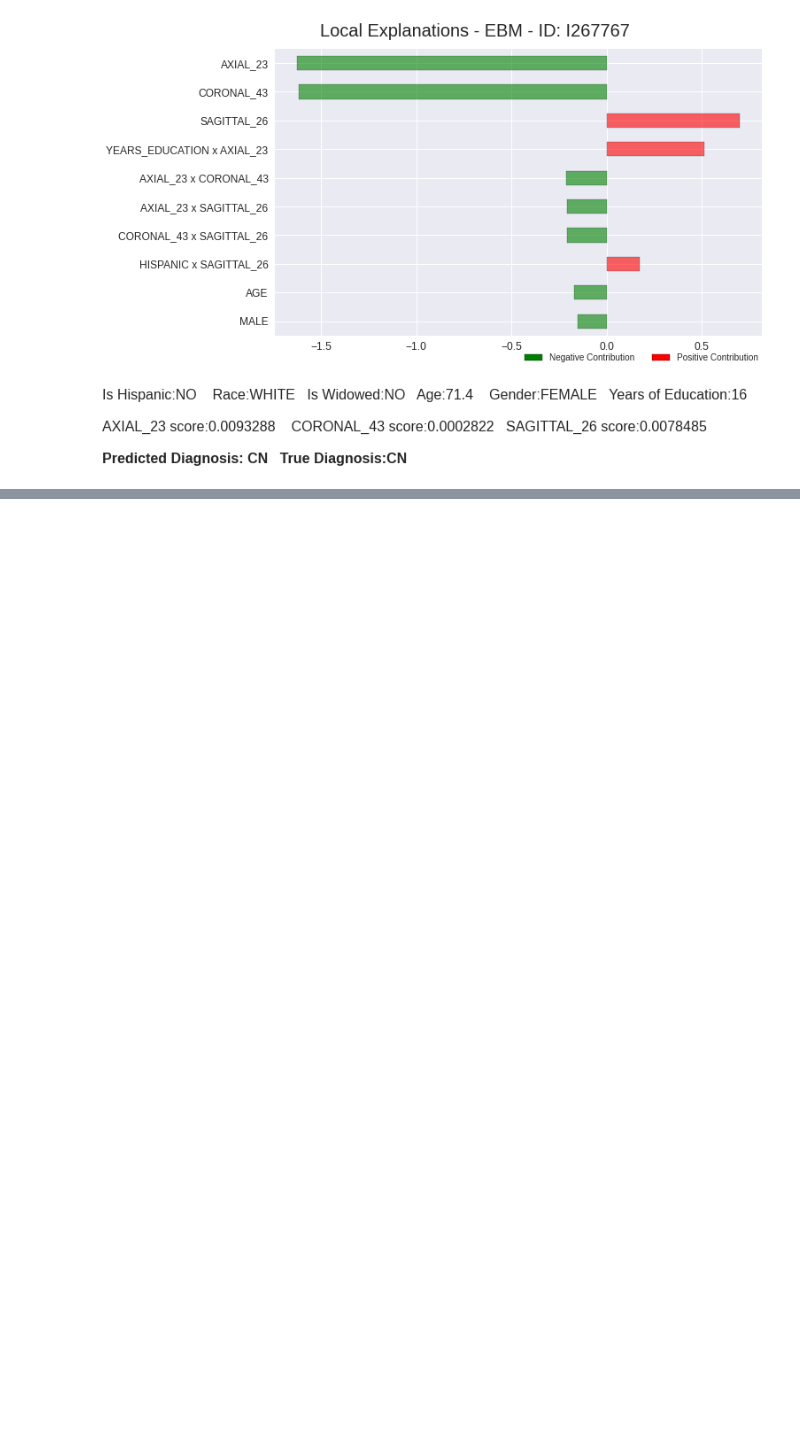
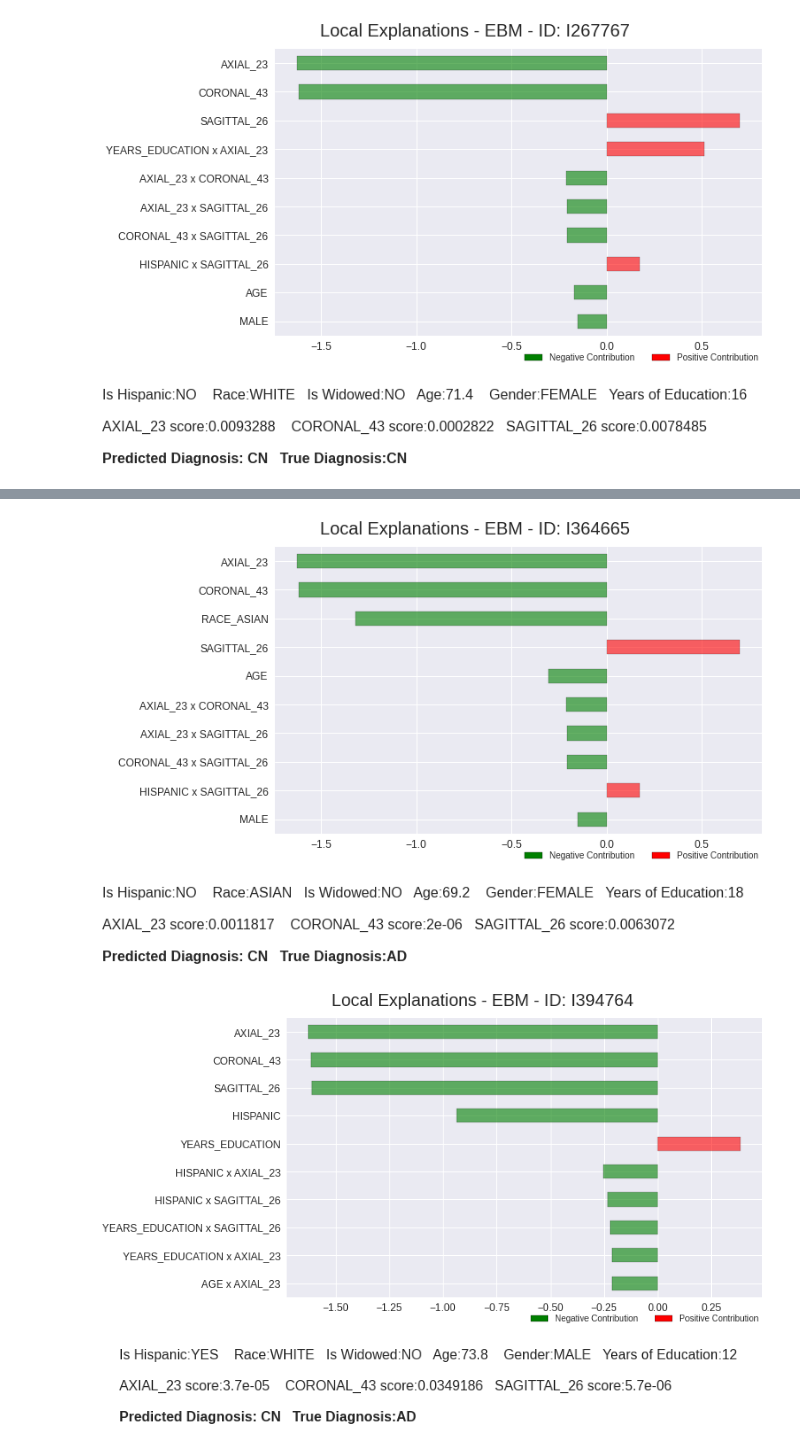
Before and after one commit to lucasthim/mmml-alzheimer-diagnosis, a Jupyter notebook: notebooks/dissertation/05_explanations_local_ensemble.ipynb, the cells around one changed output, grey strips where cells are left out. Drawn from its saved outputs; the diff is of its cells as text; code cells hidden in the pictures; blank space fills up the shorter version.

```diff
--- a/notebooks/dissertation/05_explanations_local_ensemble.ipynb
+++ b/notebooks/dissertation/05_explanations_local_ensemble.ipynb
@@ -135,0 +162,10 @@ explanation_fig = explainer.explain(sample_id='I267767')
+# %%
+explanation_fig = explainer.explain(sample_id='I364665')
+explanation_fig = explainer.explain(sample_id='I394764')
+
+explanation_fig = explainer.explain(sample_id='I326594')
+explanation_fig = explainer.explain(sample_id='I327035')
+explanation_fig = explainer.explain(sample_id='I388021')
+# %% [output]
+[figure, added]
+[figure, added]
```
Also changed, not shown: parts of 28 cells of this notebook, 2 other files.
